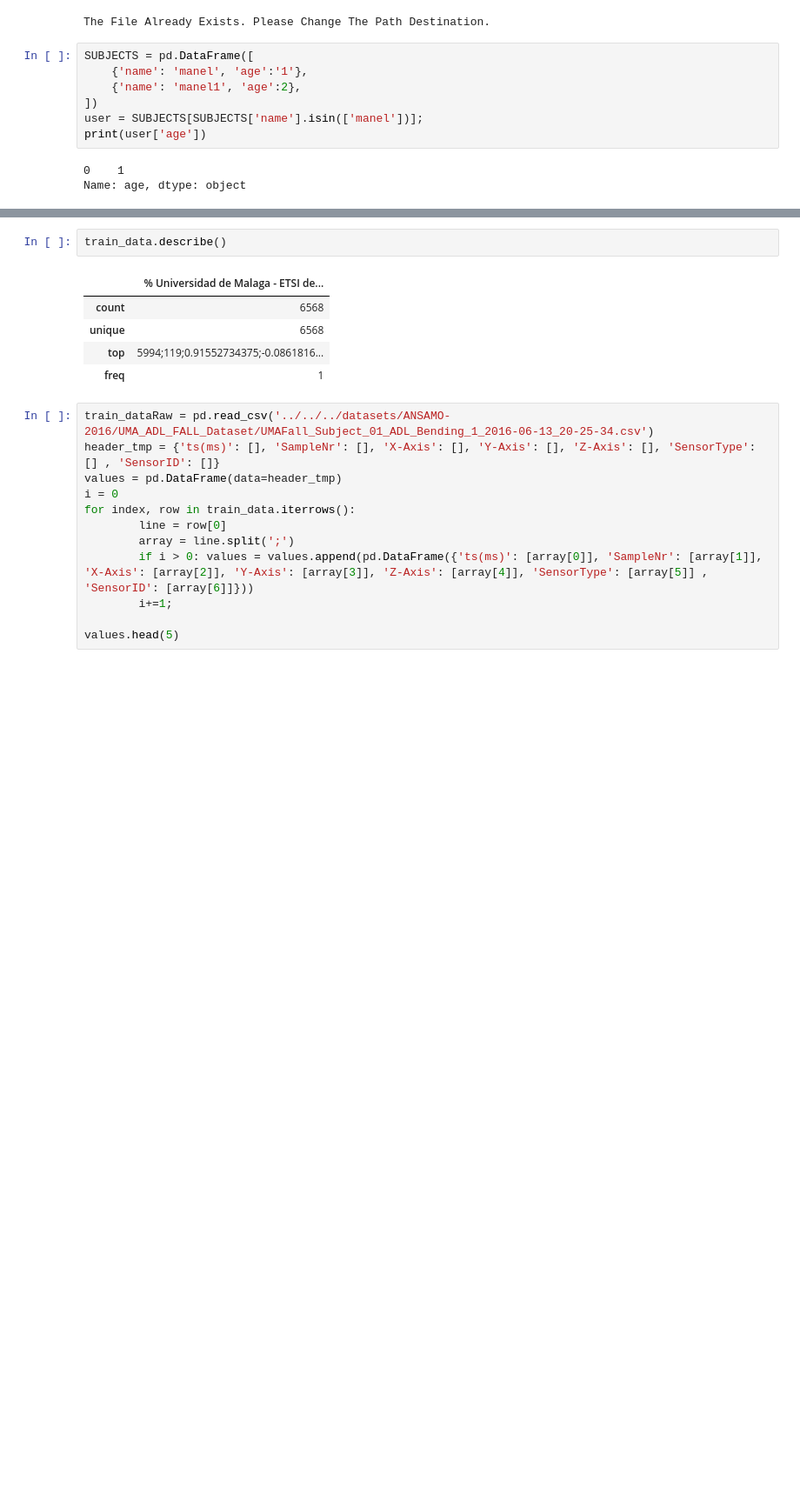
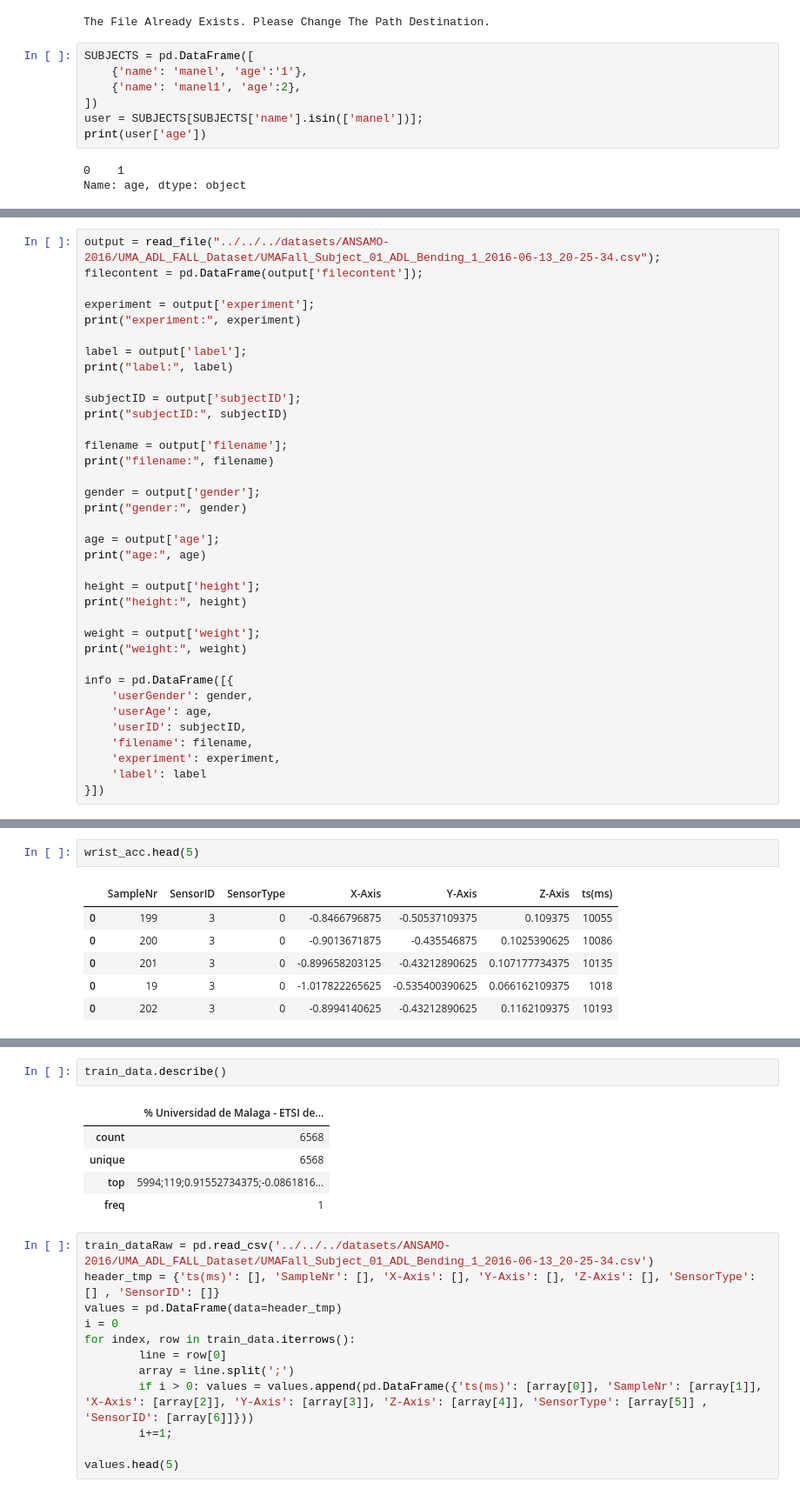
Before and after one commit to pbmiguel/py-har, a Jupyter notebook: TASKS/T1/pre-processing/2016-ANSAMO-preprocessing.ipynb, the cells around one changed output, grey strips where cells are left out. Shown at 87% size. Drawn from its saved outputs; the diff is of its cells as text; blank space fills up the shorter version.

```diff
--- a/TASKS/T1/pre-processing/2016-ANSAMO-preprocessing.ipynb
+++ b/TASKS/T1/pre-processing/2016-ANSAMO-preprocessing.ipynb
@@ -119,0 +302,36 @@ UMAFall_Subject_01_ADL_Bending_1_2016-06-13_20-25-34.csv
+# %%
+output = read_file("../../../datasets/ANSAMO-2016/UMA_ADL_FALL_Dataset/UMAFall_Subject_01_ADL_Bending_1_2016-06-13_20-25-34.csv");
+filecontent = pd.DataFrame(output['filecontent']);
+
+experiment = output['experiment'];
+print("experiment:", experiment)
+
+label = output['label'];
+print("label:", label)
+
+subjectID = output['subjectID'];
+print("subjectID:", subjectID)
+
+filename = output['filename'];
+print("filename:", filename)
+
+gender = output['gender'];
+print("gender:", gender)
+
+age = output['age'];
+print("age:", age)
+
+height = output['height'];
+print("height:", height)
+
+weight = output['weight'];
+print("weight:", weight)
+
+info = pd.DataFrame([{
+    'userGender': gender,
+    'userAge': age,
+    'userID': subjectID,
+    'filename': filename,
+    'experiment': experiment,
+    'label': label
+}])
@@ -119,0 +424,9 @@ UMAFall_Subject_01_ADL_Bending_1_2016-06-13_20-25-34.csv
+# %%
+wrist_acc.head(5)
+# %% [output]
+|  | SampleNr | SensorID | SensorType | X-Axis | Y-Axis | Z-Axis | ts(ms) |
+| 0 | 199 | 3 | 0 | -0.8466796875 | -0.50537109375 | 0.109375 | 10055 |
+| 0 | 200 | 3 | 0 | -0.9013671875 | -0.435546875 | 0.1025390625 | 10086 |
+| 0 | 201 | 3 | 0 | -0.899658203125 | -0.43212890625 | 0.107177734375 | 10135 |
+| 0 | 19 | 3 | 0 | -1.017822265625 | -0.535400390625 | 0.066162109375 | 1018 |
+| 0 | 202 | 3 | 0 | -0.8994140625 | -0.43212890625 | 0.1162109375 | 10193 |
```
Also changed, not shown: parts of 12 cells of this notebook.
